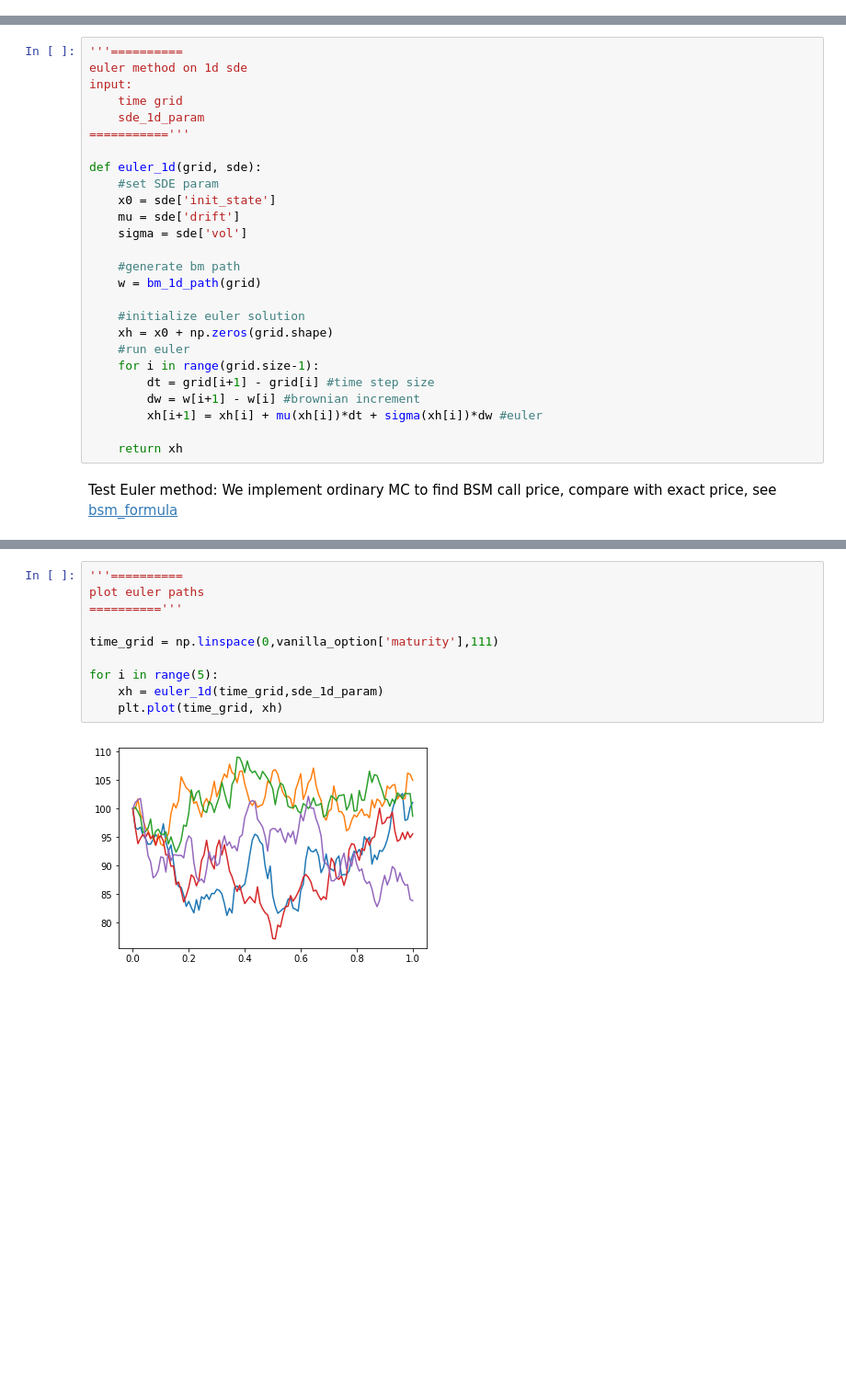
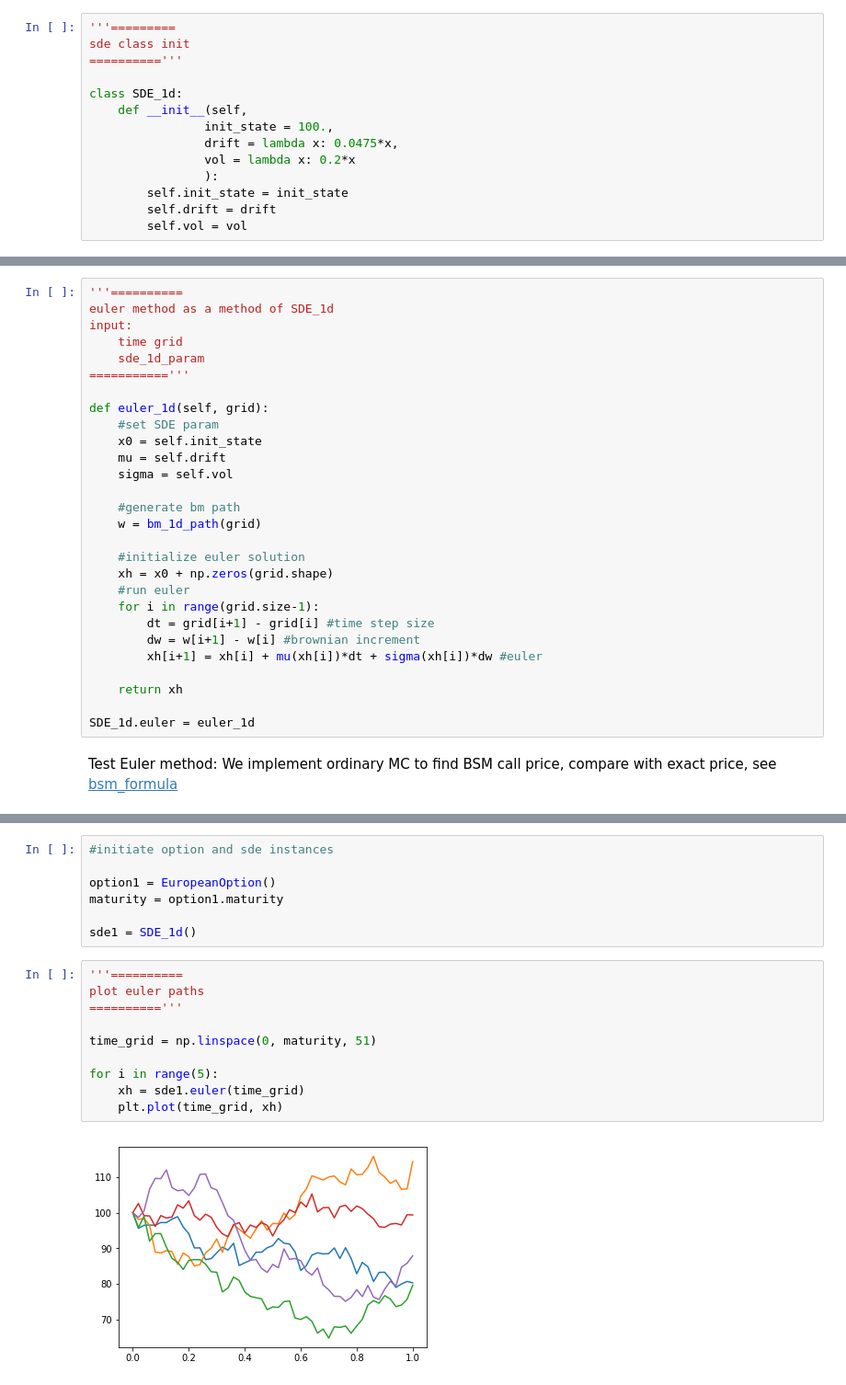
Before and after one commit to songqsh/18ma573v01, a Jupyter notebook: src/euler_1d.ipynb, the cells around one changed output, grey strips where cells are left out. Shown: that part at 92% size. Cells and saved outputs as stored; diff of their text form; blank space fills up the shorter version.

```diff
--- a/src/euler_1d.ipynb
+++ b/src/euler_1d.ipynb
@@ -6,3 +26,17 @@ import matplotlib.pyplot as plt
+# %%
+'''=========
+sde class init
+=========='''
+
+class SDE_1d:
+    def __init__(self,
+                init_state = 100.,
+                drift = lambda x: 0.0475*x,
+                vol = lambda x: 0.2*x
+                ):
+        self.init_state = init_state
+        self.drift = drift
+        self.vol = vol
 # %%
 '''=========
 generate 1d bm path
@@ -15,17 +49,17 @@ def bm_1d_path(time_grid):
     return w
 # %%
 '''==========
-euler method on 1d sde
+euler method as a method of SDE_1d
 input:
     time grid
     sde_1d_param
 ==========='''
 
-def euler_1d(grid, sde):
+def euler_1d(self, grid):
     #set SDE param
-    x0 = sde['init_state']
-    mu = sde['drift']
-    sigma = sde['vol']
+    x0 = self.init_state
+    mu = self.drift
+    sigma = self.vol
 
     #generate bm path
     w = bm_1d_path(grid)
@@ -39,6 +73,8 @@ def euler_1d(grid, sde):
         xh[i+1] = xh[i] + mu(xh[i])*dt + sigma(xh[i])*dw #euler
 
     return xh
+
+SDE_1d.euler = euler_1d
 # %% [markdown]
 Test Euler method:
 We implement ordinary MC to find BSM call price, compare with exact price, see [bsm_formula](./bsm_formula.ipynb)
@@ -63,15 +81,22 @@ vanilla_option = {
+# %%
+#initiate option and sde instances
+
+option1 = EuropeanOption()
+maturity = option1.maturity
+
+sde1 = SDE_1d()
 # %%
 '''==========
 plot euler paths
 =========='''
 
-time_grid = np.linspace(0,vanilla_option['maturity'],111)
+time_grid = np.linspace(0, maturity, 51)
 
 for i in range(5):
-    xh = euler_1d(time_grid,sde_1d_param)
+    xh = sde1.euler(time_grid)
     plt.plot(time_grid, xh)
 # %% [output]
-[figure, old version]
+[figure, new version]
 # %%
 '''
 ==========
```
Also changed, not shown: parts of 4 cells of this notebook.
